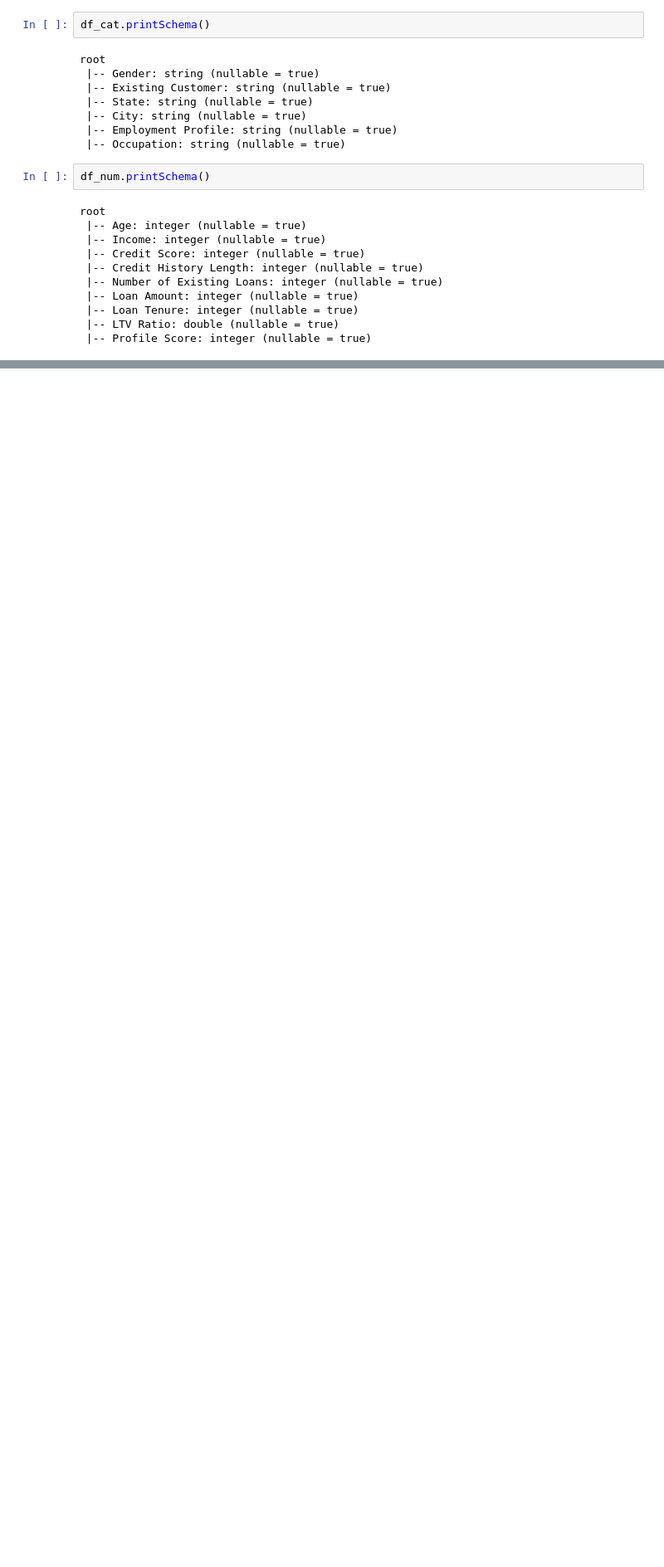
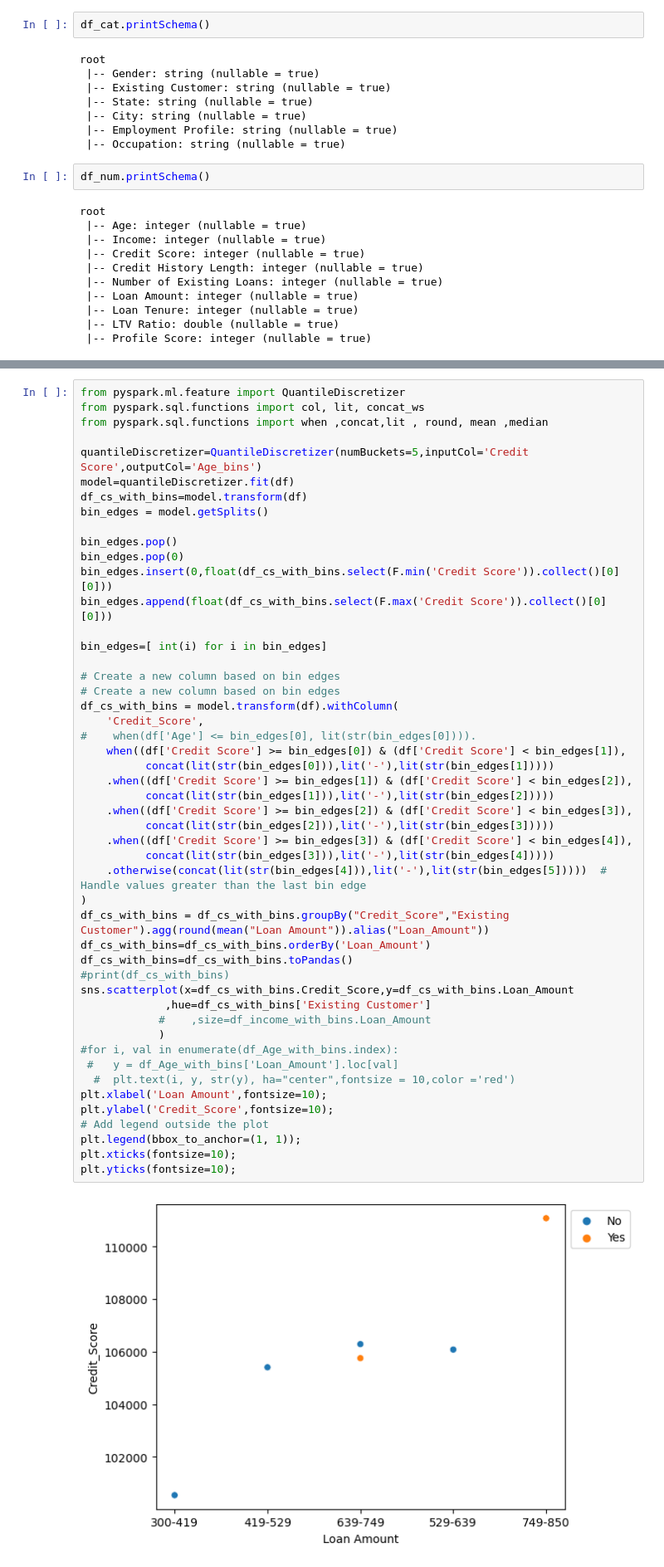
Before and after one commit to NithinKumarKR/Loan-Default-Prediction, a Jupyter notebook: Untitled.ipynb, the cells around one changed output, grey strips where cells are left out. Shown at 83% size. Drawn from its saved outputs; the diff is of its cells as text; blank space fills up the shorter version.

```diff
--- a/Untitled.ipynb
+++ b/Untitled.ipynb
@@ -418,0 +555,51 @@ root
+# %%
+from pyspark.ml.feature import QuantileDiscretizer
+from pyspark.sql.functions import col, lit, concat_ws
+from pyspark.sql.functions import when ,concat,lit , round, mean ,median
+
+quantileDiscretizer=QuantileDiscretizer(numBuckets=5,inputCol='Credit Score',outputCol='Age_bins')
+model=quantileDiscretizer.fit(df)
+df_cs_with_bins=model.transform(df)
+bin_edges = model.getSplits()
+
+bin_edges.pop()
+bin_edges.pop(0)
+bin_edges.insert(0,float(df_cs_with_bins.select(F.min('Credit Score')).collect()[0][0]))
+bin_edges.append(float(df_cs_with_bins.select(F.max('Credit Score')).collect()[0][0]))
+
+bin_edges=[ int(i) for i in bin_edges]
+
+# Create a new column based on bin edges
+# Create a new column based on bin edges
+df_cs_with_bins = model.transform(df).withColumn(
+    'Credit_Score',
+#    when(df['Age'] <= bin_edges[0], lit(str(bin_edges[0]))).
+    when((df['Credit Score'] >= bin_edges[0]) & (df['Credit Score'] < bin_edges[1]),
+          concat(lit(str(bin_edges[0])),lit('-'),lit(str(bin_edges[1]))))
+    .when((df['Credit Score'] >= bin_edges[1]) & (df['Credit Score'] < bin_edges[2]),
+          concat(lit(str(bin_edges[1])),lit('-'),lit(str(bin_edges[2]))))
+    .when((df['Credit Score'] >= bin_edges[2]) & (df['Credit Score'] < bin_edges[3]),
+          concat(lit(str(bin_edges[2])),lit('-'),lit(str(bin_edges[3]))))
+    .when((df['Credit Score'] >= bin_edges[3]) & (df['Credit Score'] < bin_edges[4]),
+          concat(lit(str(bin_edges[3])),lit('-'),lit(str(bin_edges[4]))))
+    .otherwise(concat(lit(str(bin_edges[4])),lit('-'),lit(str(bin_edges[5]))))  # Handle values greater than the last bin edge
+)
+df_cs_with_bins = df_cs_with_bins.groupBy("Credit_Score","Existing Customer").agg(round(mean("Loan Amount")).alias("Loan_Amount"))
+df_cs_with_bins=df_cs_with_bins.orderBy('Loan_Amount')
+df_cs_with_bins=df_cs_with_bins.toPandas()
+#print(df_cs_with_bins)
+sns.scatterplot(x=df_cs_with_bins.Credit_Score,y=df_cs_with_bins.Loan_Amount
+             ,hue=df_cs_with_bins['Existing Customer']
+            #    ,size=df_income_with_bins.Loan_Amount
+            )
+#for i, val in enumerate(df_Age_with_bins.index):
+ #   y = df_Age_with_bins['Loan_Amount'].loc[val]
+  #  plt.text(i, y, str(y), ha="center",fontsize = 10,color ='red')
+plt.xlabel('Loan Amount',fontsize=10);
+plt.ylabel('Credit_Score',fontsize=10);
+# Add legend outside the plot
+plt.legend(bbox_to_anchor=(1, 1));
+plt.xticks(fontsize=10);
+plt.yticks(fontsize=10);
+# %% [output]
+[figure, added]
```
Also changed, not shown: parts of 22 cells of this notebook.
